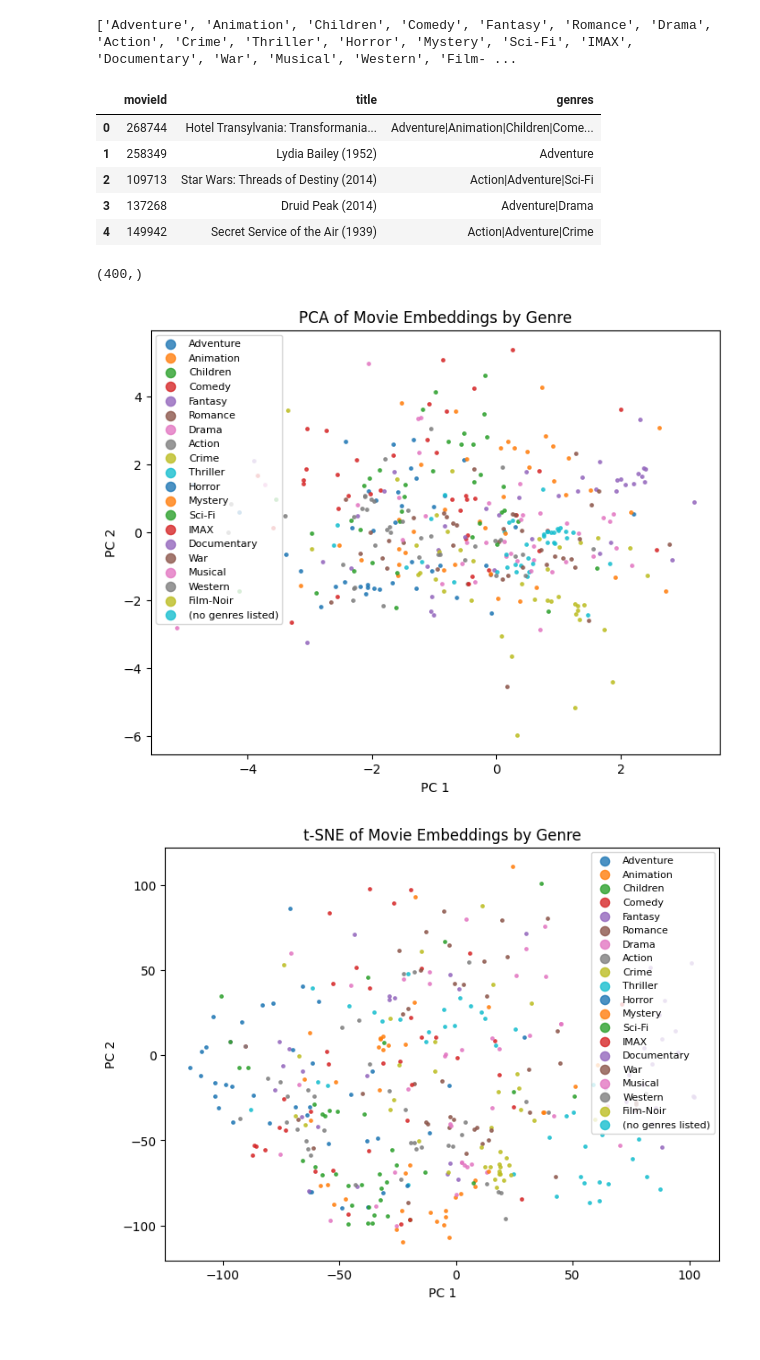
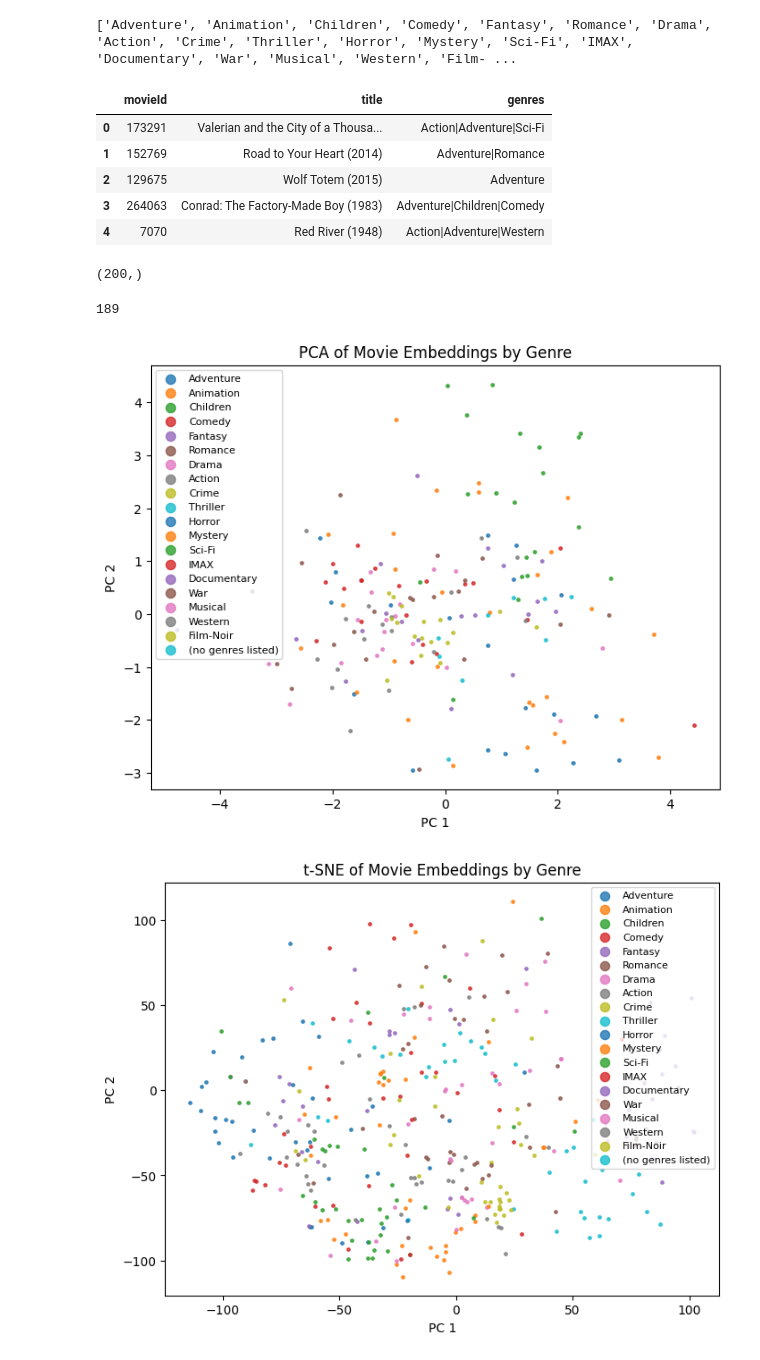
Before and after one commit to AndrianinaBA/ml_at_scale, a Jupyter notebook: main.ipynb, the cells around one changed output. Saved outputs shown, nothing was run; the diff lists cells and outputs as text; code cells hidden in the pictures.

```diff
--- a/main.ipynb
+++ b/main.ipynb
@@ -125,7 +125,7 @@ N_iterations = 5*10**1
 p_lambda = 2.0#2.0
 p_gamma = 5.0#5.0
 user_tau = movie_tau = 2.0#2.0
-embedding_dim = 18
+embedding_dim = 15
 # %% [markdown]
 ### Generating trait vectors
 # %%
@@ -734,14 +730,14 @@ plt.show()
 print(genres)
 
 samples = []
-n_sampling = 20
+n_sampling = 10
 
 for genre in genres:
     genre_sample = (
         movie_name_df[
             movie_name_df['genres'].str.contains(genre, case=False, na=False, regex=False)
         ]
-        .sample(n=n_sampling, random_state=42)
+        .sample(n=n_sampling)
     )
     samples.append(genre_sample)
 
@@ -752,51 +748,70 @@ samples_df = pd.concat(samples, ignore_index=True)
 samples_df.head()
 # %% [output]
 |  | movieId | title | genres |
-| 0 | 268744 | Hotel Transylvania: Transformania... | Adventure|Animation|Children|Come... |
-| 1 | 258349 | Lydia Bailey (1952) | Adventure |
-| 2 | 109713 | Star Wars: Threads of Destiny (2014) | Action|Adventure|Sci-Fi |
-| 3 | 137268 | Druid Peak (2014) | Adventure|Drama |
-| 4 | 149942 | Secret Service of the Air (1939) | Action|Adventure|Crime |
+| 0 | 173291 | Valerian and the City of a Thousa... | Action|Adventure|Sci-Fi |
+| 1 | 152769 | Road to Your Heart (2014) | Adventure|Romance |
+| 2 | 129675 | Wolf Totem (2015) | Adventure |
+| 3 | 264063 | Conrad: The Factory-Made Boy (1983) | Adventure|Children|Comedy |
+| 4 | 7070 | Red River (1948) | Action|Adventure|Western |
 # %%
 ids = samples_df["movieId"].to_numpy()
 ids.shape
 # %% [output]
-(400,)
+(200,)
 # %%
 from collections import defaultdict
 
-genre_to_idx = defaultdict(list)
+genre_samples = defaultdict(list)
 
 genre_count = 0
 for j, id in enumerate(ids):
     try:
         idx = int(movie_to_idx[id])
-        genre_to_idx[genres[genre_count]].append(idx)
+        genre_samples[genres[genre_count]].append(idx)
     except KeyError:
         continue
 
     if (j + 1) % n_sampling == 0:
         genre_count += 1
 # %%
+all_idx = []
+for ids in genre_samples.values():
+    all_idx.extend(ids)
+
+print(len(all_idx))
+X_samples = me[all_idx]
+
+# Standardize
+X_mean = X_samples.mean(axis=0)
+X_std = X_samples.std(axis=0)
+
+standardized = (X_samples - X_mean) / X_std
+pca_repr_samples = PCA(n_components=2)
+pca_repr = pca_repr_samples.fit_transform(standardized)
+
+
 plt.figure(figsize=(8, 6))
-
-for genre, idxs in genre_to_idx.items():
+count = 0
+for genre in genres_to_idx.keys():
+    elt_in_genre = len(genre_samples[genre])
     plt.scatter(
-        pca_repr[idxs, 0],
-        pca_repr[idxs, 1],
+        pca_repr[count: count + elt_in_genre, 0],
+        pca_repr[count: count + elt_in_genre, 1],
         s=6,
         alpha=0.8,
         label=genre
     )
+    count += elt_in_genre
 
 plt.legend(markerscale=3, fontsize=8)
 plt.title("PCA of Movie Embeddings by Genre")
 plt.xlabel("PC 1")
 plt.ylabel("PC 2")
-plt.savefig("dim_12.pdf")
+plt.savefig("dim_15_100.pdf")
 plt.show()
 # %% [output]
+189
-[figure, old version]
+[figure, new version]
 # %%
 plt.figure(figsize=(8, 6))
 
```
Also changed, not shown: parts of 12 cells of this notebook, 1 other file.
